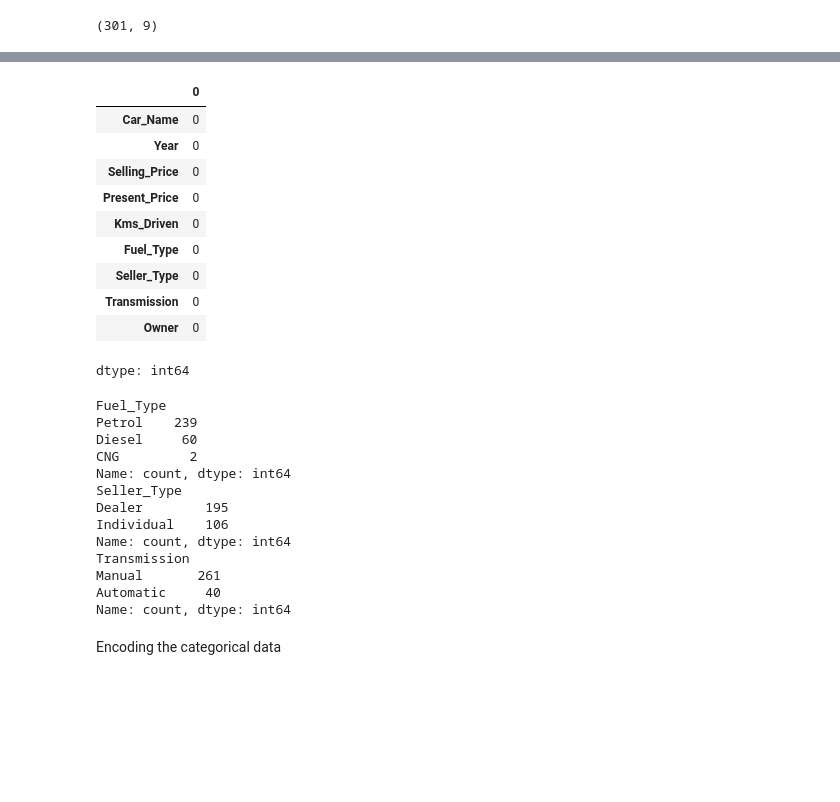
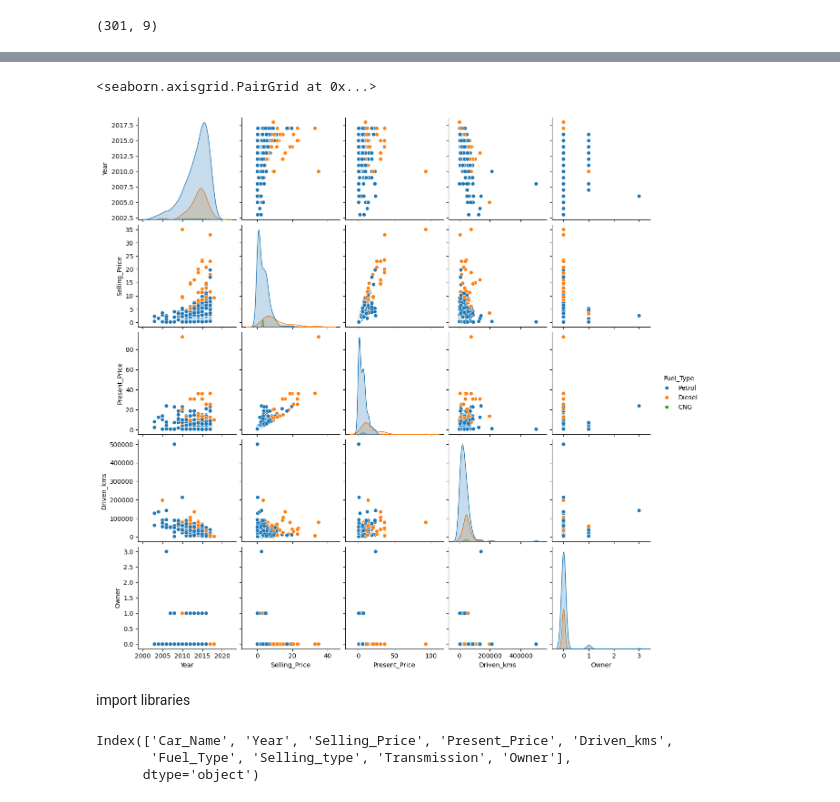
Before and after one commit to Anujakhatri/Machine-learning, a Jupyter notebook: Car_Prediction.ipynb, the cells around one changed output, grey strips where cells are left out. Cells and saved outputs as stored; diff of their text form; code cells hidden in the pictures; blank space fills up the shorter version.

```diff
--- a/Car_Prediction.ipynb
+++ b/Car_Prediction.ipynb
@@ -42,42 +52,11 @@ Data columns (total 9 columns):
  8   Owner          301 non-null    int64
 dtypes: float64(2), int64(3), object(4)
 memory usage: 21.3+ KB
-# %%
-#checking the number of missing values
-car_dataset.isnull().sum()
-# %% [output]
-|  | 0 |
-| Car_Name | 0 |
-| Year | 0 |
-| Selling_Price | 0 |
-| Present_Price | 0 |
-| Kms_Driven | 0 |
-| Fuel_Type | 0 |
-| Seller_Type | 0 |
-| Transmission | 0 |
-| Owner | 0 |
-dtype: int64
-# %%
-print(car_dataset.Fuel_Type.value_counts())
-print(car_dataset.Seller_Type.value_counts())
-print(car_dataset.Transmission.value_counts())
-# %% [output]
-Fuel_Type
-Petrol    239
-Diesel     60
-CNG         2
-Name: count, dtype: int64
-Seller_Type
-Dealer        195
-Individual    106
-Name: count, dtype: int64
-Transmission
-Manual       261
-Automatic     40
-Name: count, dtype: int64
-# %% [markdown]
-Encoding the categorical data
-# %%
-car_dataset.replace({'Fuel_Type':{'Petrol':0,'Diesel':1,'CNG':2}}, inplace=True)
-car_dataset.replace({'Seller_Type':{'Dealer':0,'Individual':1}}, inplace=True)
-car_dataset.replace({'Transmission':{'Manual':0,'Automatic':1}}, inplace=True)
+# %%
+#visualize the dataset
+sns.pairplot(car_dataset, hue='Fuel_Type')
+# %% [output]
+<seaborn.axisgrid.PairGrid at 0x...>
+[figure, added]
+# %% [markdown]
+import libraries
@@ -83,0 +80,7 @@ car_dataset.replace({'Transmission':{'Manual':0,'Automatic':1}}, inplace=True)
+# %%
+#dataset columns
+car_dataset.columns
+# %% [output]
+Index(['Car_Name', 'Year', 'Selling_Price', 'Present_Price', 'Driven_kms',
+       'Fuel_Type', 'Selling_type', 'Transmission', 'Owner'],
+      dtype='object')
```
Also changed, not shown: parts of 112 cells of this notebook.
